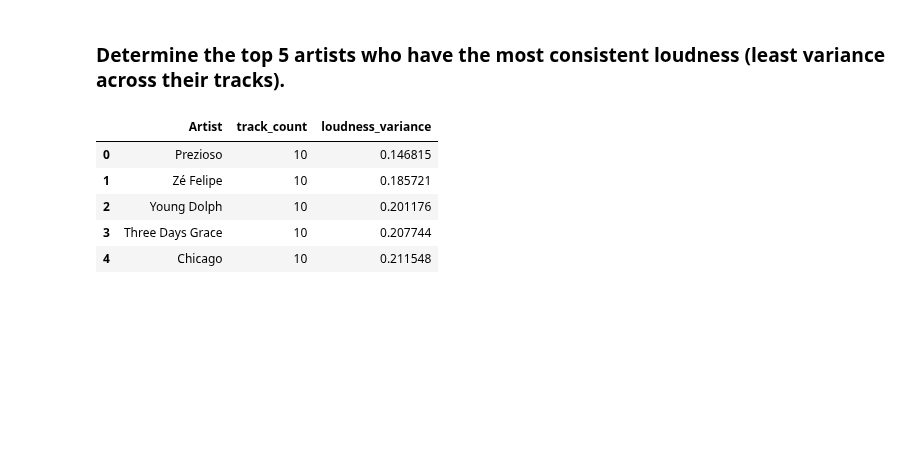
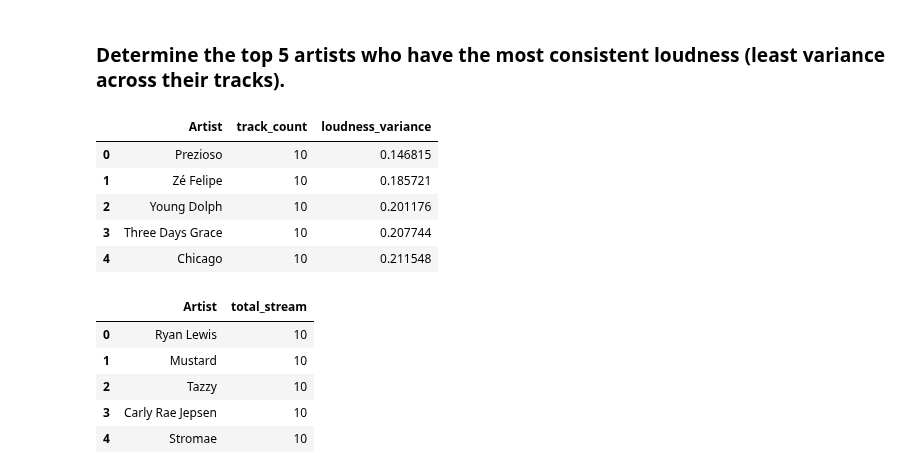
Before and after one commit to Himmu5/data-analysis, a Jupyter notebook: notebooks/spotify_analysis.ipynb, the cells around one changed output. Cells and saved outputs as stored; diff of their text form; code cells hidden in the pictures; blank space fills up the shorter version.

```diff
--- a/notebooks/spotify_analysis.ipynb
+++ b/notebooks/spotify_analysis.ipynb
@@ -240,3 +240,12 @@ pd.read_sql("SELECT Artist, COUNT(*) AS track_count, VARIANCE(Loudness) AS loudn
 | 2 | Young Dolph | 10 | 0.201176 |
 | 3 | Three Days Grace | 10 | 0.207744 |
 | 4 | Chicago | 10 | 0.211548 |
+# %%
+pd.read_sql("select Artist , count(Stream) as total_stream from spotify group by Artist order by total_stream DESC LIMIT 5;", con=conn)
+# %% [output]
+|  | Artist | total_stream |
+| 0 | Ryan Lewis | 10 |
+| 1 | Mustard | 10 |
+| 2 | Tazzy | 10 |
+| 3 | Carly Rae Jepsen | 10 |
+| 4 | Stromae | 10 |
```
Also changed, not shown: 1 other file.
